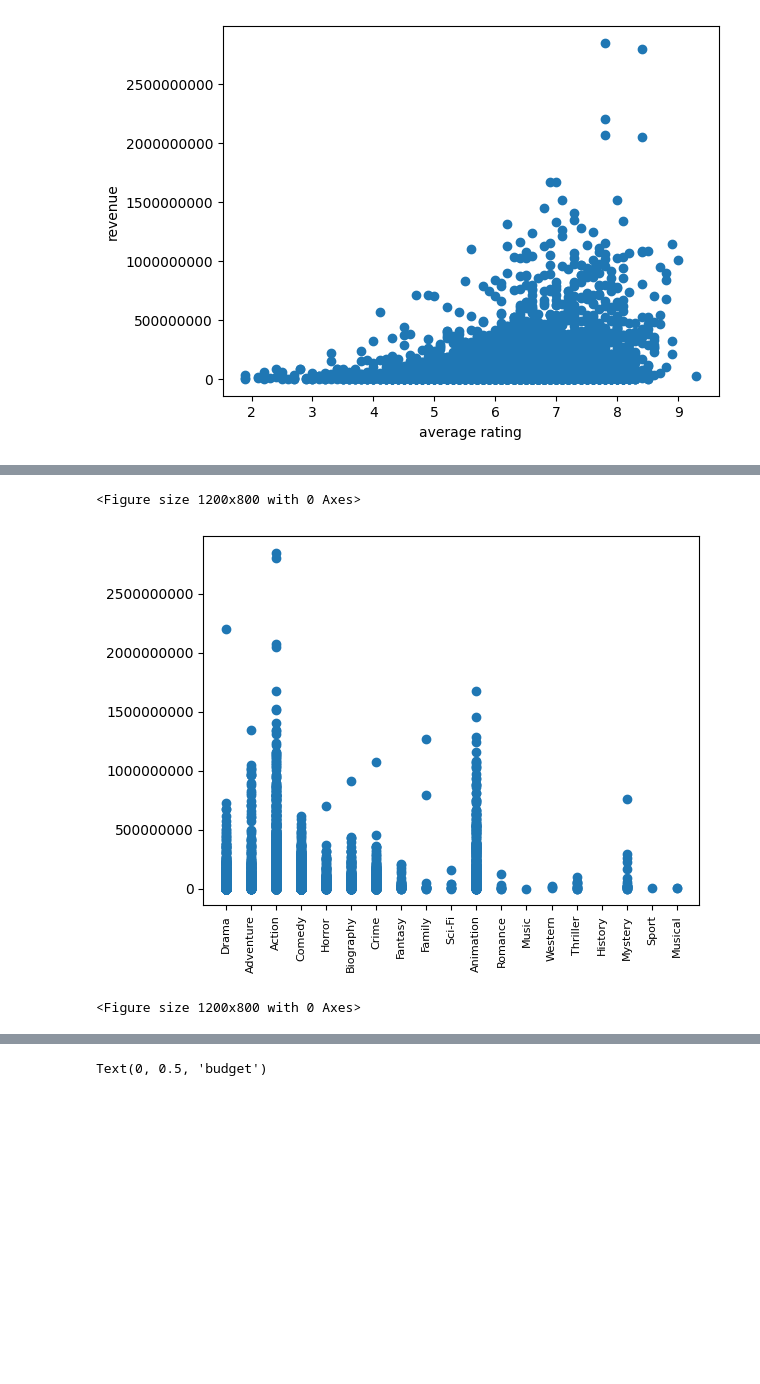
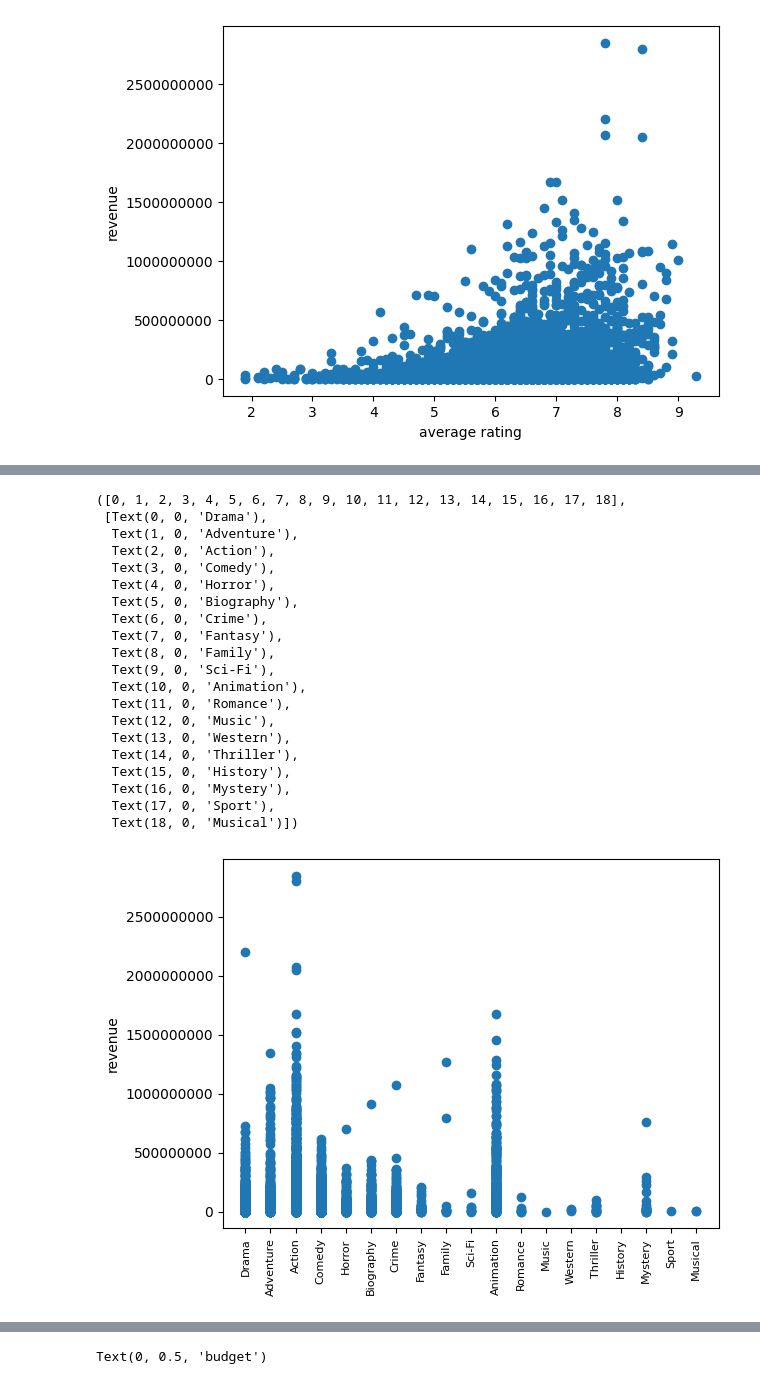
Before and after one commit to Shintenza/data-science-lectures, a Jupyter notebook: task_1-optional/notebook.ipynb, the cells around one changed output, grey strips where cells are left out. Cells and saved outputs as stored; diff of their text form; code cells hidden in the pictures; blank space fills up the shorter version.

```diff
--- a/task_1-optional/notebook.ipynb
+++ b/task_1-optional/notebook.ipynb
@@ -68,9 +93,27 @@ Text(0, 0.5, 'revenue')
 # %%
 plt.ticklabel_format(style='plain', axis='y')
+plt.ylabel('revenue')
 plt.scatter(df['genre'], df['gross'])
 plt.xticks(rotation=90, fontsize=8)
-plt.figure(figsize=(12, 8))
 # %% [output]
-<Figure size 1200x800 with 0 Axes>
+([0, 1, 2, 3, 4, 5, 6, 7, 8, 9, 10, 11, 12, 13, 14, 15, 16, 17, 18],
+ [Text(0, 0, 'Drama'),
+  Text(1, 0, 'Adventure'),
+  Text(2, 0, 'Action'),
+  Text(3, 0, 'Comedy'),
+  Text(4, 0, 'Horror'),
+  Text(5, 0, 'Biography'),
+  Text(6, 0, 'Crime'),
+  Text(7, 0, 'Fantasy'),
+  Text(8, 0, 'Family'),
+  Text(9, 0, 'Sci-Fi'),
+  Text(10, 0, 'Animation'),
+  Text(11, 0, 'Romance'),
+  Text(12, 0, 'Music'),
+  Text(13, 0, 'Western'),
+  Text(14, 0, 'Thriller'),
+  Text(15, 0, 'History'),
+  Text(16, 0, 'Mystery'),
+  Text(17, 0, 'Sport'),
+  Text(18, 0, 'Musical')])
-[figure, old version]
+[figure, new version]
-<Figure size 1200x800 with 0 Axes>
```
Also changed, not shown: parts of 22 cells of this notebook.
